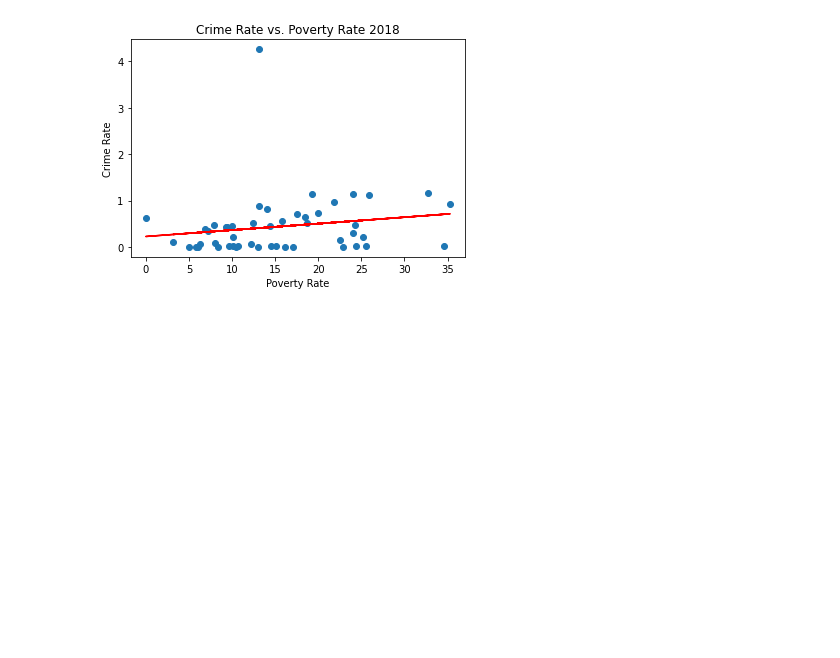
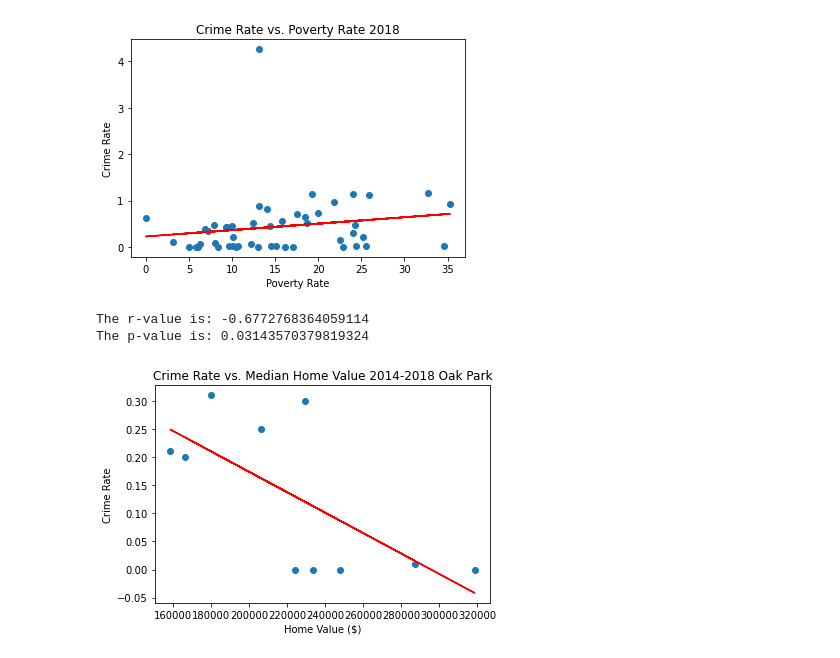
Before and after one commit to sean-galloway/Crime_and_Poverty, a Jupyter notebook: ScatterRegress_CrimeRate_HV_PV.ipynb, the cells around one changed output. Cells and saved outputs as stored; diff of their text form; code cells hidden in the pictures; blank space fills up the shorter version.

Commit message:
updates to ScatterRegress

```diff
--- a/ScatterRegress_CrimeRate_HV_PV.ipynb
+++ b/ScatterRegress_CrimeRate_HV_PV.ipynb
@@ -10,9 +10,12 @@ merged_personal_df = pd.read_csv("./Resources/merged_personal_df.csv")
 
 # Seperating merged df by years
 mp_df = {}
+mp_oakpark_df = {}
 for year, Year in zip([2014, 2015, 2016, 2017, 2018], ["2014", "2015", "2016", "2017", "2018"]):
     mpdata = merged_personal_df.loc[(merged_personal_df["Year"] == year)]
     mp_df[Year] = mpdata
+
+mp_oakpark_df = merged_personal_df.loc[((merged_personal_df["ZipCode"] == 95817) | (merged_personal_df["ZipCode"] == 95820))]
 # %%
 # def crime_v_hv(year):
 #     x = mp_df[f"{year}"]["Median Home Value"]
@@ -103,3 +106,9 @@ plot_linear_regression(mp_df["2018"]["Poverty Rate"], mp_df["2018"]["Crime Rate"
 The r-value is: 0.16933079734060283
 The p-value is: 0.2447731232997062
 [figure]
+# %%
+plot_linear_regression(mp_oakpark_df["Median Home Value"], mp_oakpark_df["Crime Rate"], "Home Value ($)", "Crime Rate", "Crime Rate vs. Median Home Value 2014-2018 Oak Park", "./Images/cvh_oakpark_20142018.png")
+# %% [output]
+The r-value is: -0.6772768364059114
+The p-value is: 0.03143570379819324
+[figure, added]
```
Also changed, not shown: parts of 1 cell of this notebook.
